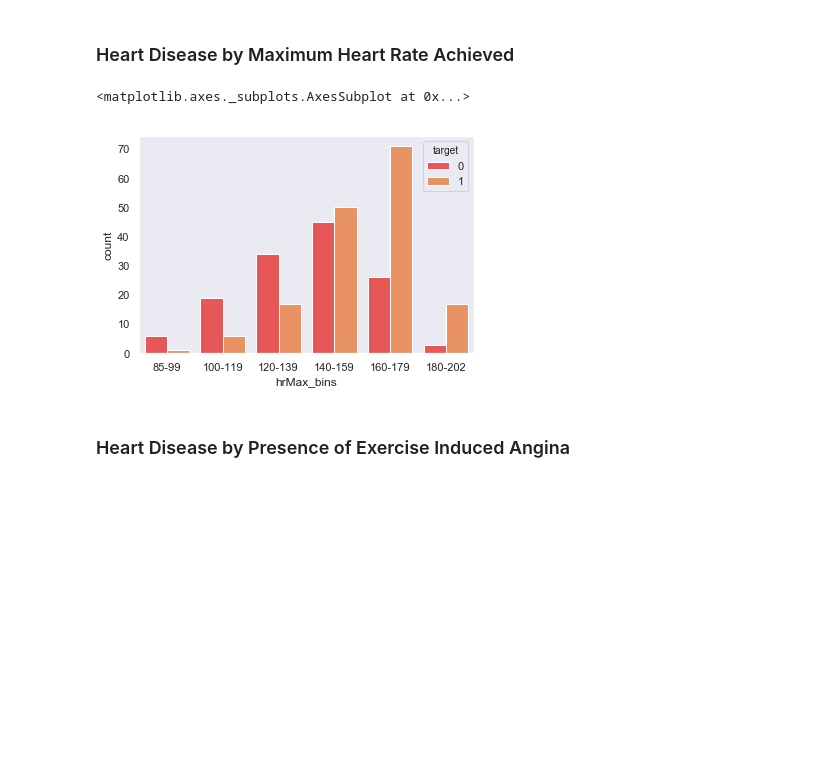
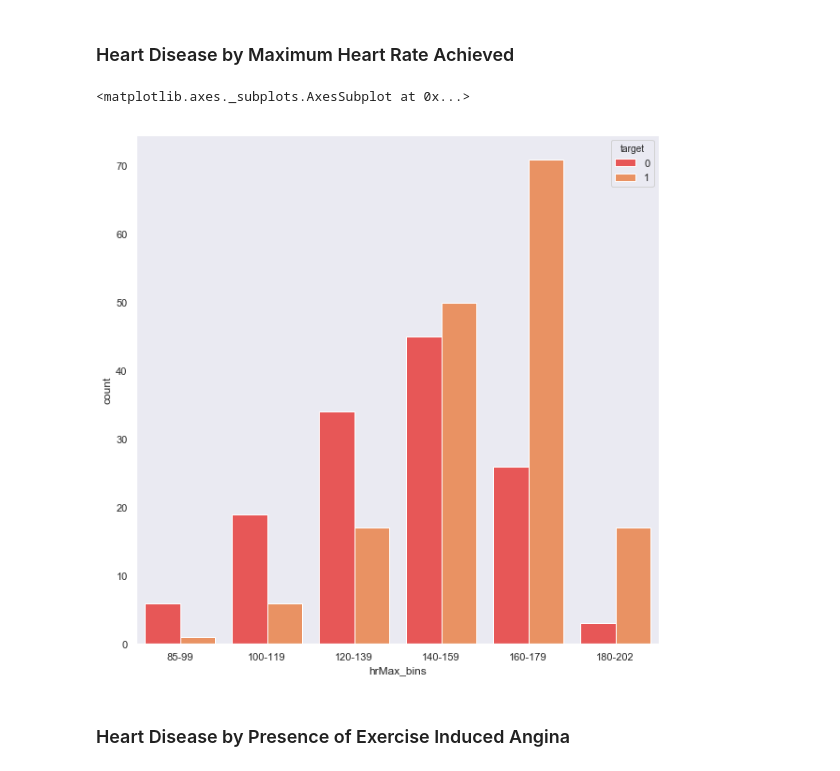
Before and after one commit to ljsauer/LaunchCode, a Jupyter notebook: Final Project - EDA/Heart_Disease_EDA.ipynb, the cells around one changed output. Drawn from its saved outputs; the diff is of its cells as text; code cells hidden in the pictures; blank space fills up the shorter version.

```diff
--- a/Final Project - EDA/Heart_Disease_EDA.ipynb
+++ b/Final Project - EDA/Heart_Disease_EDA.ipynb
@@ -182,5 +182,6 @@ for t, l in zip(p._legend.texts, new_labels): t.set_text(l)
 # %%
 # Distribution of ages by sex
+plt.rcParams['figure.figsize'] = (10, 10)
 sns.countplot(x='age_group', hue='sex', palette=sns.color_palette(brightpalette), data=data)
 # %% [output]
 <matplotlib.axes._subplots.AxesSubplot at 0x...>
@@ -204,11 +205,12 @@ data['hrMax_bins'] = data['hrMax'].apply(lambda x: '70-84' if x <= 84
                                         else '160-179' if x <= 179
                                         else '180-202')
 # %%
+plt.rcParams['figure.figsize'] = (10, 10)
 sns.countplot('hrMax_bins', hue='target', palette=sns.color_palette(brightpalette), data=data, order=['85-99', '100-119', '120-139', '140-159',
                                                             '160-179', '180-202'])
 # %% [output]
 <matplotlib.axes._subplots.AxesSubplot at 0x...>
-[figure, old version]
+[figure, new version]
 # %% [markdown]
 ### Heart Disease by Presence of Exercise Induced Angina
 # %%
```
Also changed, not shown: parts of 6 cells of this notebook.
